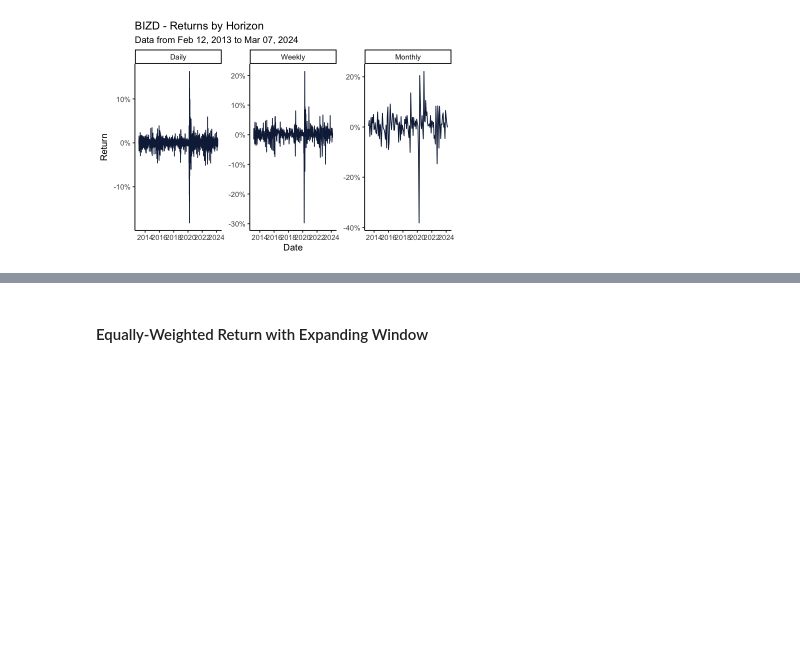
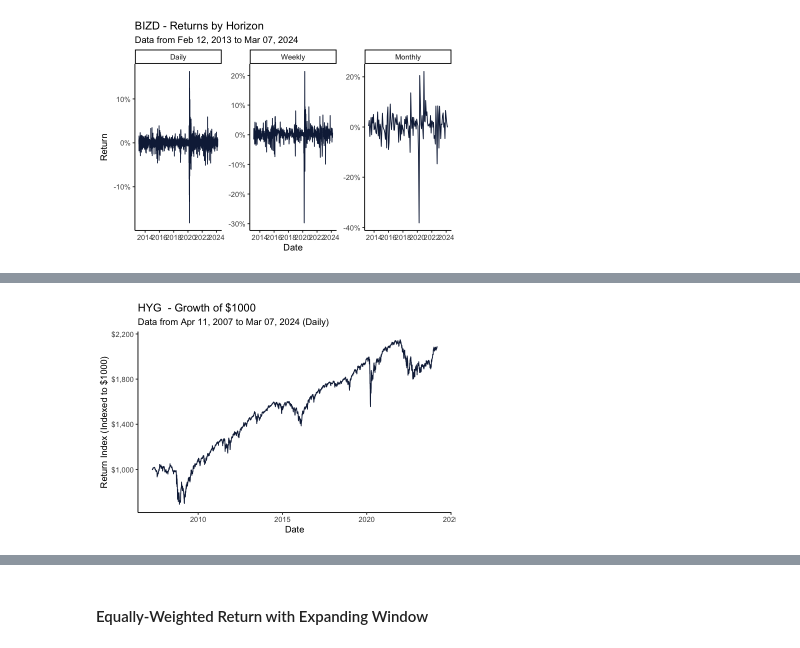
Before and after one commit to twood886/FINM33150_Quant_Trading_Project, a Jupyter notebook: Popat_Weekes_Wood_FINM33150_FinalProject.ipynb, the cells around one changed output, grey strips where cells are left out. Cells and saved outputs as stored; diff of their text form; code cells hidden in the pictures; blank space fills up the shorter version.

```diff
--- a/Popat_Weekes_Wood_FINM33150_FinalProject.ipynb
+++ b/Popat_Weekes_Wood_FINM33150_FinalProject.ipynb
@@ -387,0 +391,5 @@ BIZDPlots$return_plot_all
+# %%
+HYGPlots <- makeReturnPlots("HYG", HYG, "date", "adj_close")
+HYGPlots$index_plots[["Daily"]]
+# %% [output]
+[figure, added]
```
Also changed, not shown: parts of 14 cells of this notebook, 1 other file.
